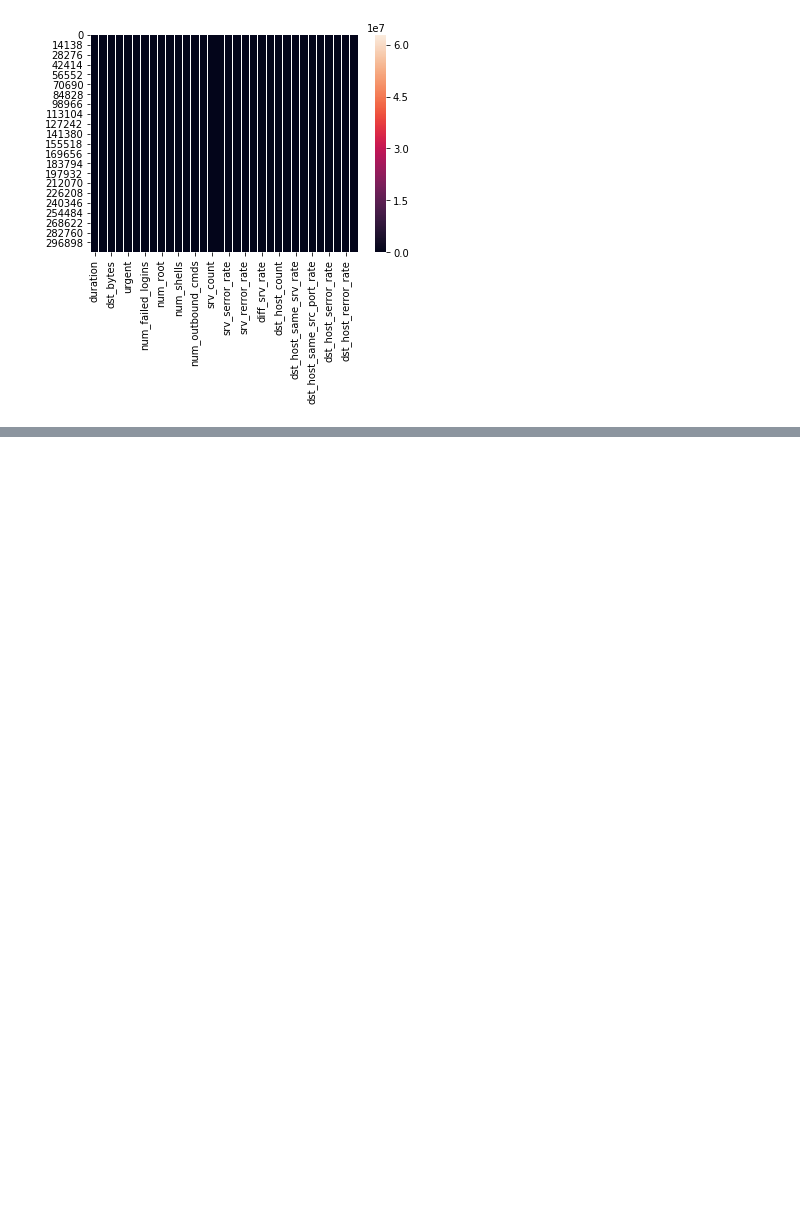
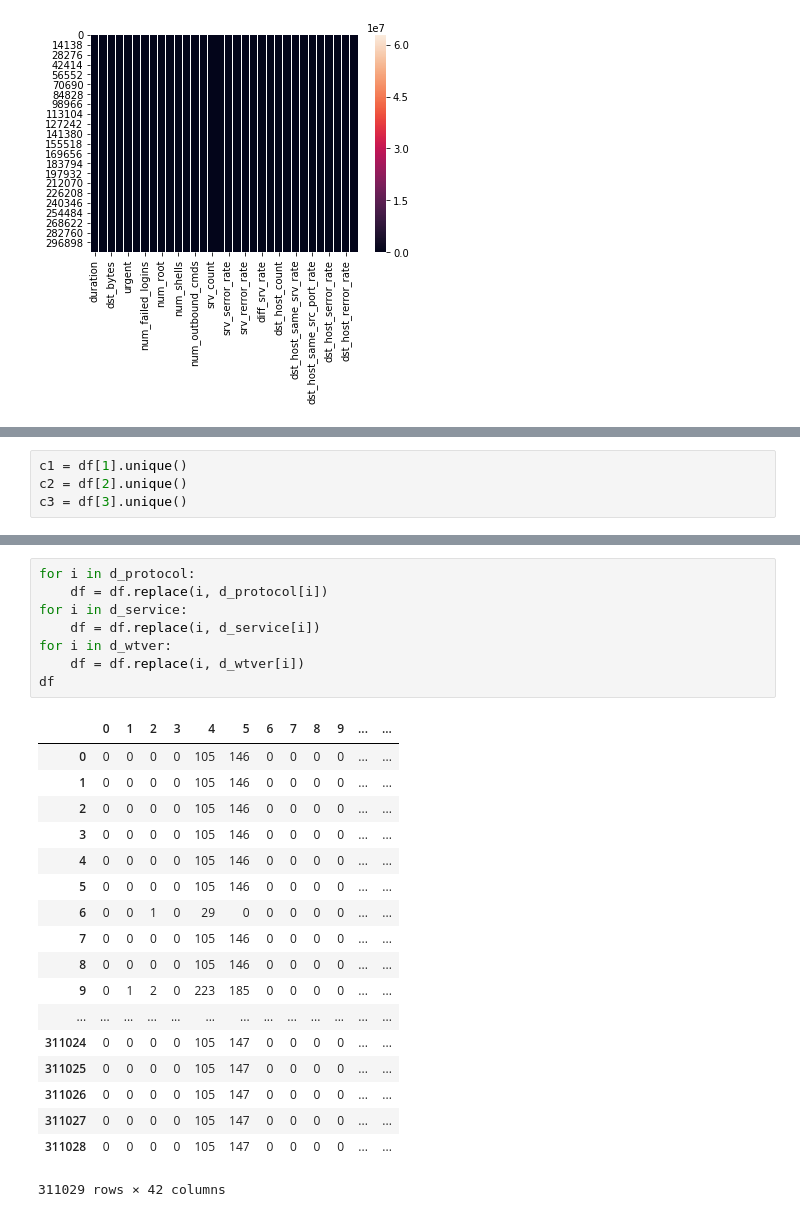
Before and after one commit to lucaslrolim/EEL840-KDD-CUP-99, a Jupyter notebook: Exploratory analysis.ipynb, the cells around one changed output, grey strips where cells are left out. Saved outputs shown, nothing was run; the diff lists cells and outputs as text; blank space fills up the shorter version.

```diff
--- a/Exploratory analysis.ipynb
+++ b/Exploratory analysis.ipynb
@@ -123,0 +164,4 @@ ax
+# %%
+c1 = df[1].unique()
+c2 = df[2].unique()
+c3 = df[3].unique()
@@ -123,0 +187,27 @@ ax
+# %%
+for i in d_protocol:
+    df = df.replace(i, d_protocol[i])
+for i in d_service:
+    df = df.replace(i, d_service[i])
+for i in d_wtver:
+    df = df.replace(i, d_wtver[i])
+df
+# %% [output]
+|  | 0 | 1 | 2 | 3 | 4 | 5 | 6 | 7 | 8 | 9 | ... | ... |
+| 0 | 0 | 0 | 0 | 0 | 105 | 146 | 0 | 0 | 0 | 0 | ... | ... |
+| 1 | 0 | 0 | 0 | 0 | 105 | 146 | 0 | 0 | 0 | 0 | ... | ... |
+| 2 | 0 | 0 | 0 | 0 | 105 | 146 | 0 | 0 | 0 | 0 | ... | ... |
+| 3 | 0 | 0 | 0 | 0 | 105 | 146 | 0 | 0 | 0 | 0 | ... | ... |
+| 4 | 0 | 0 | 0 | 0 | 105 | 146 | 0 | 0 | 0 | 0 | ... | ... |
+| 5 | 0 | 0 | 0 | 0 | 105 | 146 | 0 | 0 | 0 | 0 | ... | ... |
+| 6 | 0 | 0 | 1 | 0 | 29 | 0 | 0 | 0 | 0 | 0 | ... | ... |
+| 7 | 0 | 0 | 0 | 0 | 105 | 146 | 0 | 0 | 0 | 0 | ... | ... |
+| 8 | 0 | 0 | 0 | 0 | 105 | 146 | 0 | 0 | 0 | 0 | ... | ... |
+| 9 | 0 | 1 | 2 | 0 | 223 | 185 | 0 | 0 | 0 | 0 | ... | ... |
+| ... | ... | ... | ... | ... | ... | ... | ... | ... | ... | ... | ... | ... |
+| 311024 | 0 | 0 | 0 | 0 | 105 | 147 | 0 | 0 | 0 | 0 | ... | ... |
+| 311025 | 0 | 0 | 0 | 0 | 105 | 147 | 0 | 0 | 0 | 0 | ... | ... |
+| 311026 | 0 | 0 | 0 | 0 | 105 | 147 | 0 | 0 | 0 | 0 | ... | ... |
+| 311027 | 0 | 0 | 0 | 0 | 105 | 147 | 0 | 0 | 0 | 0 | ... | ... |
+| 311028 | 0 | 0 | 0 | 0 | 105 | 147 | 0 | 0 | 0 | 0 | ... | ... |
+311029 rows × 42 columns
```
Also changed, not shown: parts of 9 cells of this notebook.
